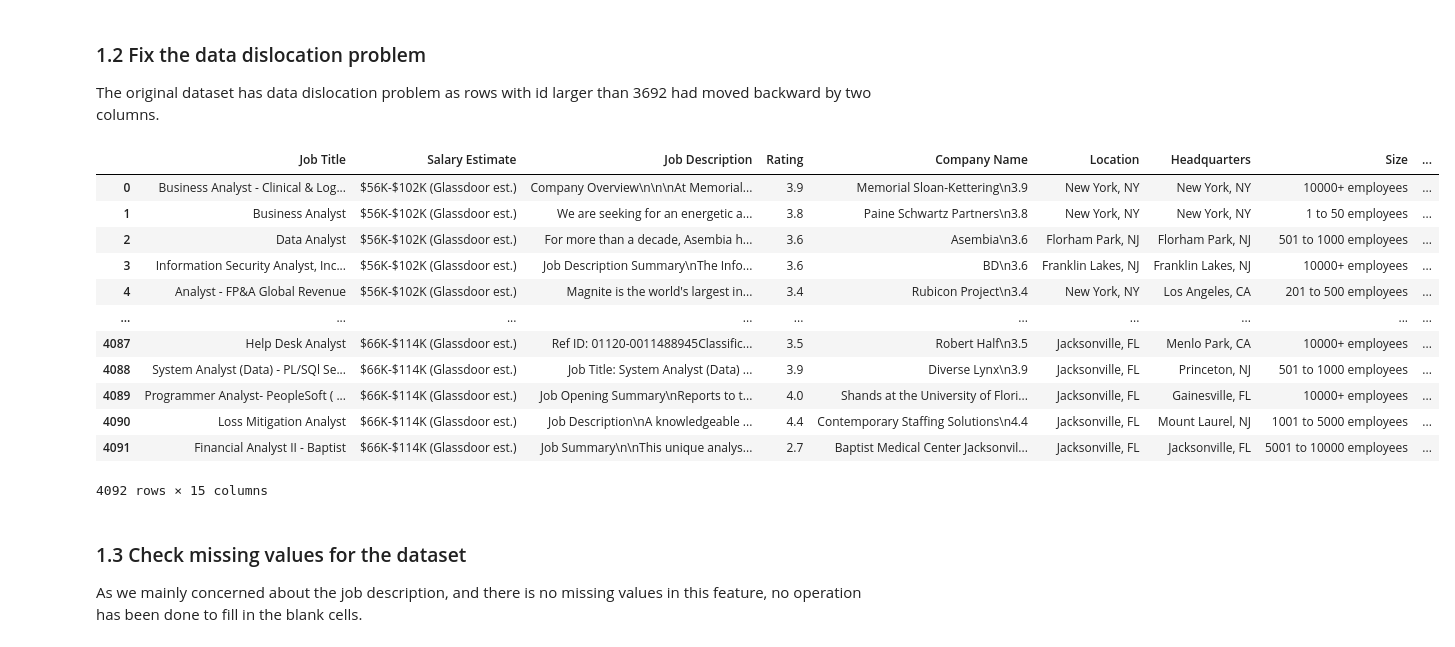
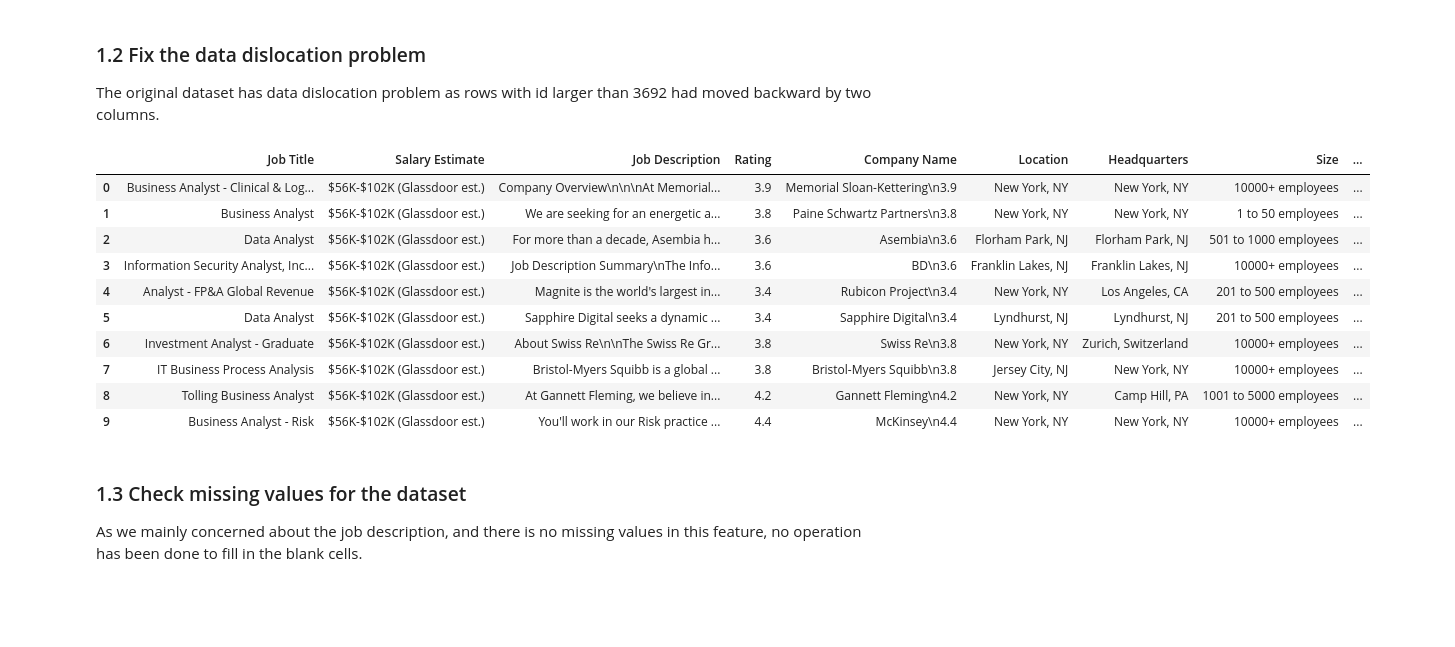
Before and after one commit to VinTheAlpaca/Keyword-Extraction-for-Job-Descriptions, a Jupyter notebook: NLP_for_JD.ipynb, the cells around one changed output. Drawn from its saved outputs; the diff is of its cells as text; code cells hidden in the pictures; blank space fills up the shorter version.

```diff
--- a/NLP_for_JD.ipynb
+++ b/NLP_for_JD.ipynb
@@ -51,27 +51,25 @@ The original dataset has data dislocation problem as rows with id larger than 36
 # %%
 # There are 400 rows of data has dislocated
 temp1 = data0.iloc[0:3692,2:]
 temp2 = data0.iloc[3692:,0:-2]
 
 temp1.columns = data0.columns[2:]
 temp2.columns = data0.columns[2:]
 
 data = pd.concat([temp1,temp2])
-data
+data.head(10)
 # %% [output]
 |  | Job Title | Salary Estimate | Job Description | Rating | Company Name | Location | Headquarters | Size | ... |
 | 0 | Business Analyst - Clinical & Log... | $56K-$102K (Glassdoor est.) | Company Overview\n\n\nAt Memorial... | 3.9 | Memorial Sloan-Kettering\n3.9 | New York, NY | New York, NY | 10000+ employees | ... |
 | 1 | Business Analyst | $56K-$102K (Glassdoor est.) | We are seeking for an energetic a... | 3.8 | Paine Schwartz Partners\n3.8 | New York, NY | New York, NY | 1 to 50 employees | ... |
 | 2 | Data Analyst | $56K-$102K (Glassdoor est.) | For more than a decade, Asembia h... | 3.6 | Asembia\n3.6 | Florham Park, NJ | Florham Park, NJ | 501 to 1000 employees | ... |
 | 3 | Information Security Analyst, Inc... | $56K-$102K (Glassdoor est.) | Job Description Summary\nThe Info... | 3.6 | BD\n3.6 | Franklin Lakes, NJ | Franklin Lakes, NJ | 10000+ employees | ... |
 | 4 | Analyst - FP&A Global Revenue | $56K-$102K (Glassdoor est.) | Magnite is the world's largest in... | 3.4 | Rubicon Project\n3.4 | New York, NY | Los Angeles, CA | 201 to 500 employees | ... |
-| ... | ... | ... | ... | ... | ... | ... | ... | ... | ... |
-| 4087 | Help Desk Analyst | $66K-$114K (Glassdoor est.) | Ref ID: 01120-0011488945Classific... | 3.5 | Robert Half\n3.5 | Jacksonville, FL | Menlo Park, CA | 10000+ employees | ... |
-| 4088 | System Analyst (Data) - PL/SQl Se... | $66K-$114K (Glassdoor est.) | Job Title: System Analyst (Data) ... | 3.9 | Diverse Lynx\n3.9 | Jacksonville, FL | Princeton, NJ | 501 to 1000 employees | ... |
-| 4089 | Programmer Analyst- PeopleSoft ( ... | $66K-$114K (Glassdoor est.) | Job Opening Summary\nReports to t... | 4.0 | Shands at the University of Flori... | Jacksonville, FL | Gainesville, FL | 10000+ employees | ... |
-| 4090 | Loss Mitigation Analyst | $66K-$114K (Glassdoor est.) | Job Description\nA knowledgeable ... | 4.4 | Contemporary Staffing Solutions\n4.4 | Jacksonville, FL | Mount Laurel, NJ | 1001 to 5000 employees | ... |
-| 4091 | Financial Analyst II - Baptist | $66K-$114K (Glassdoor est.) | Job Summary\n\nThis unique analys... | 2.7 | Baptist Medical Center Jacksonvil... | Jacksonville, FL | Jacksonville, FL | 5001 to 10000 employees | ... |
+| 5 | Data Analyst | $56K-$102K (Glassdoor est.) | Sapphire Digital seeks a dynamic ... | 3.4 | Sapphire Digital\n3.4 | Lyndhurst, NJ | Lyndhurst, NJ | 201 to 500 employees | ... |
+| 6 | Investment Analyst - Graduate | $56K-$102K (Glassdoor est.) | About Swiss Re\n\nThe Swiss Re Gr... | 3.8 | Swiss Re\n3.8 | New York, NY | Zurich, Switzerland | 10000+ employees | ... |
+| 7 | IT Business Process Analysis | $56K-$102K (Glassdoor est.) | Bristol-Myers Squibb is a global ... | 3.8 | Bristol-Myers Squibb\n3.8 | Jersey City, NJ | New York, NY | 10000+ employees | ... |
+| 8 | Tolling Business Analyst | $56K-$102K (Glassdoor est.) | At Gannett Fleming, we believe in... | 4.2 | Gannett Fleming\n4.2 | New York, NY | Camp Hill, PA | 1001 to 5000 employees | ... |
+| 9 | Business Analyst - Risk | $56K-$102K (Glassdoor est.) | You'll work in our Risk practice ... | 4.4 | McKinsey\n4.4 | New York, NY | New York, NY | 10000+ employees | ... |
-4092 rows × 15 columns
 # %% [markdown]
 ### 1.3 Check missing values for the dataset
 
```
Also changed, not shown: parts of 14 cells of this notebook.
